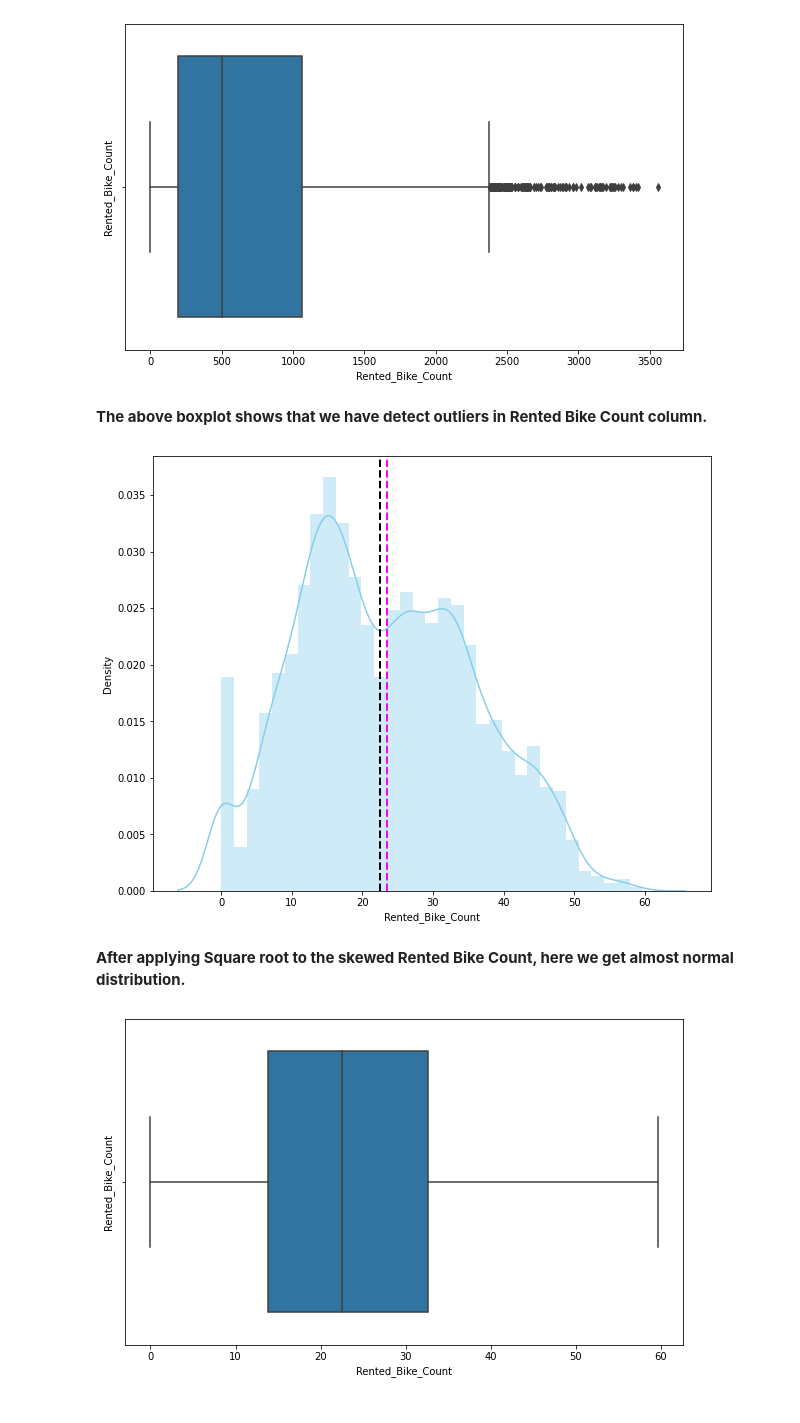
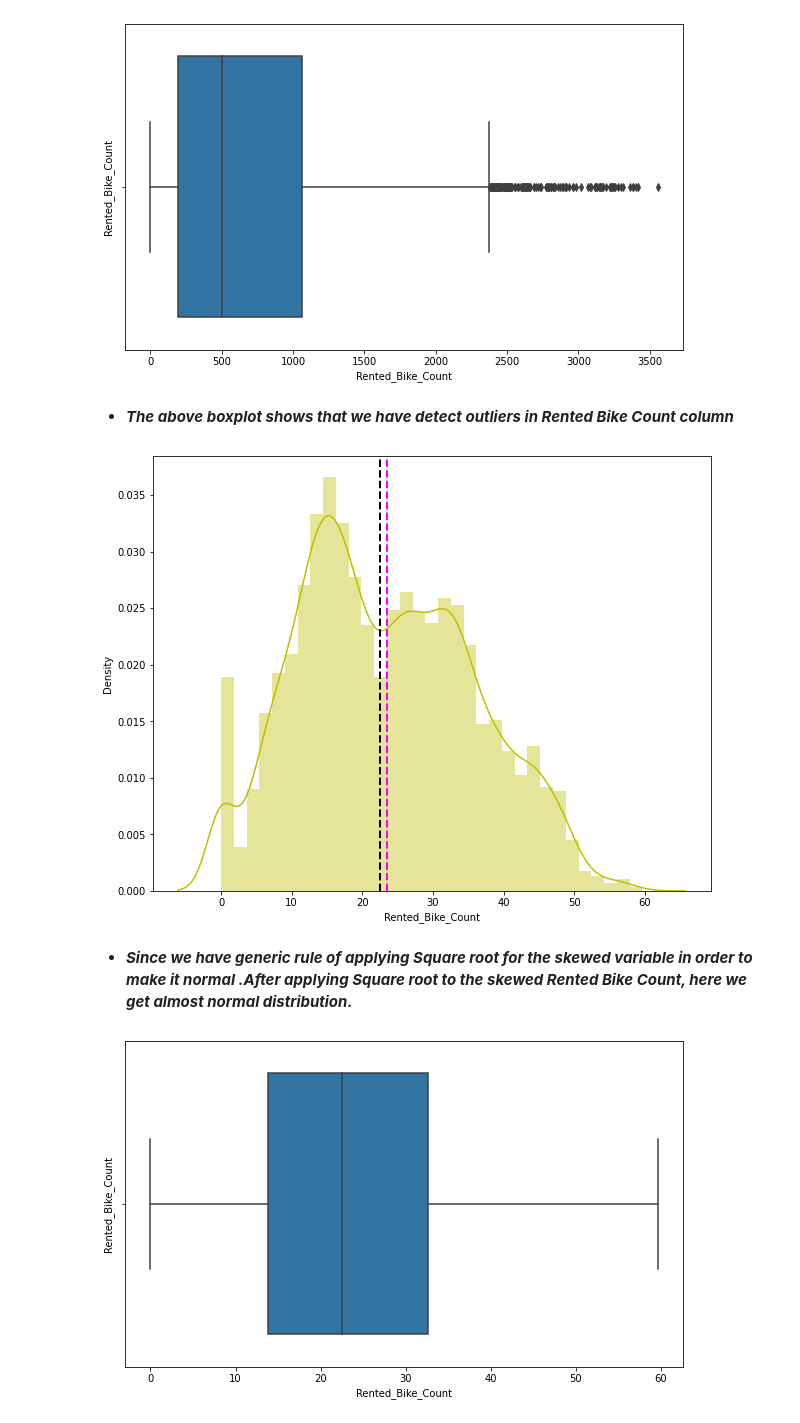
Before and after one commit to Tarunsri1998/OLD-Bike-Sharing-Demand-Predictions, a Jupyter notebook: Bike_Sharing_Demand_Prediction_Capstone_Project.ipynb, the cells around one changed output. Cells and saved outputs as stored; diff of their text form; code cells hidden in the pictures.

```diff
--- a/Bike_Sharing_Demand_Prediction_Capstone_Project.ipynb
+++ b/Bike_Sharing_Demand_Prediction_Capstone_Project.ipynb
@@ -76,5 +78,5 @@ drive.mount('/content/drive')
 # %% [output]
 Mounted at /content/drive
 # %%
-# Loading the Dataset
-bike_df=pd.read_csv('/content/drive/MyDrive/CAPSTONE/Bike Sharing Demand Prdiction/SeoulBikeData.csv',encoding ='latin')
+#load the seol bike data set from drive
+bike_df=pd.read_csv('/content/drive/MyDrive/Colab Notebooks/SeoulBikeData.csv',encoding ='latin')
@@ -632,22 +662,22 @@ plt.show()
 # %% [output]
 [figure]
 # %% [markdown]
-**The above boxplot shows that we have detect outliers in Rented Bike Count column.**
+* ***The above boxplot shows that we have detect outliers in Rented Bike Count column***
 # %%
 #Applying square root to Rented Bike Count to improve skewness
 plt.figure(figsize=(10,8))
 plt.xlabel('Rented Bike Count')
 plt.ylabel('Density')
 
-ax=sns.distplot(np.sqrt(bike_df['Rented_Bike_Count']), color="skyblue")
+ax=sns.distplot(np.sqrt(bike_df['Rented_Bike_Count']), color="y")
 ax.axvline(np.sqrt(bike_df['Rented_Bike_Count']).mean(), color='magenta', linestyle='dashed', linewidth=2)
 ax.axvline(np.sqrt(bike_df['Rented_Bike_Count']).median(), color='black', linestyle='dashed', linewidth=2)
 
 plt.show()
 # %% [output]
-[figure, old version]
+[figure, new version]
 # %% [markdown]
-**After applying Square root to the skewed Rented Bike Count, here we get almost normal distribution.**
+* ***Since we have generic rule of applying Square root for the skewed variable in order to make it normal .After applying Square root to the skewed Rented Bike Count, here we get almost normal distribution.***
 # %%
 #After applying sqrt on Rented Bike Count check wheater we still have outliers
 plt.figure(figsize=(10,6))
```
Also changed, not shown: parts of 295 cells of this notebook.
